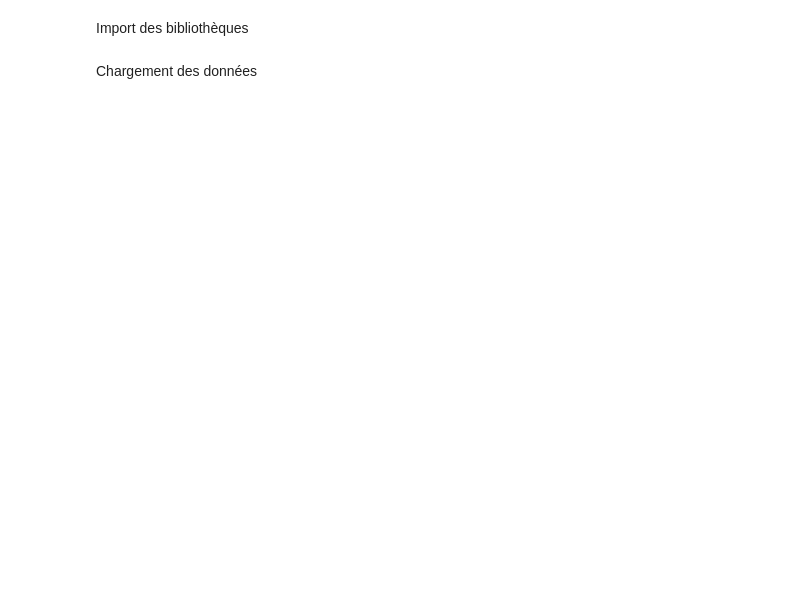
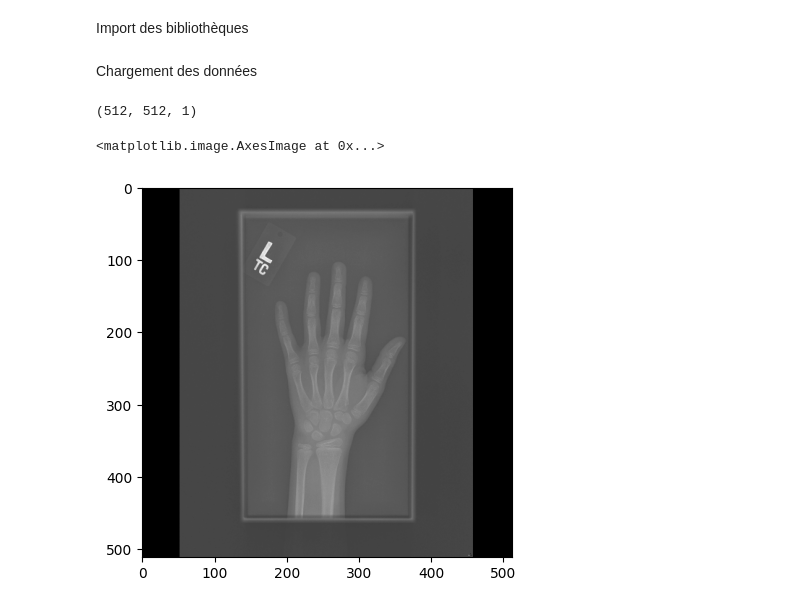
Before and after one commit to adl-vrd/X_ray, a Jupyter notebook: main.ipynb, the cells around one changed output. Cells and saved outputs as stored; diff of their text form; code cells hidden in the pictures; blank space fills up the shorter version.

```diff
--- a/main.ipynb
+++ b/main.ipynb
@@ -31,18 +31,27 @@ sexe_test = test_array[:,1]
 # %%
 def chargement_images_train(numero_patient_train):
     img_path = f'training/{numero_patient_train}.png'
     img = tf.io.read_file(img_path)
     img = tf.image.decode_image(img, channels=3)
+    img = tf.image.resize_with_pad(img,512,512) #pad car image rectangulaire paysage et portrait et dim différentes
+    img = tf.image.rgb_to_grayscale(img)
 
     return img
 
 def chargement_images_test(numero_patient_train):
     img_path = f'test/{numero_patient_train}.png'
     img = tf.io.read_file(img_path)
     img = tf.image.decode_image(img, channels=3)
+    img = tf.image.resize_with_pad(img,512,512) #pad car image rectangulaire paysage et portrait et dim différentes
+    img = tf.image.rgb_to_grayscale(img)
 
-    return img
+    return img/255.0
 
 #affichage de l'image
-#image_1600 = chargement_images_train(1600)
-#plt.imshow(image_1600.numpy().astype("uint8"))
+image_1600 = chargement_images_train(1800)
+print(image_1600.shape)
+plt.imshow(image_1600.numpy().astype("uint8"), cmap='gray')
+# %% [output]
+(512, 512, 1)
+<matplotlib.image.AxesImage at 0x...>
+[figure, added]
```
Also changed, not shown: parts of 2 cells of this notebook, 2 other files.
